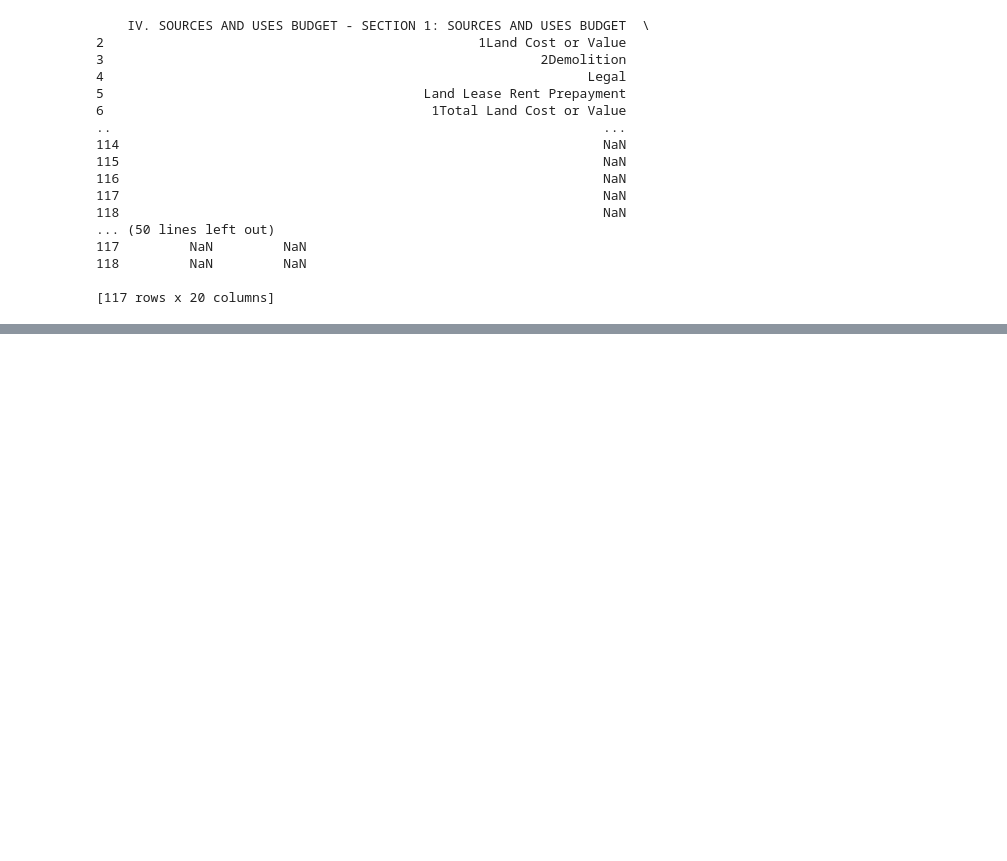
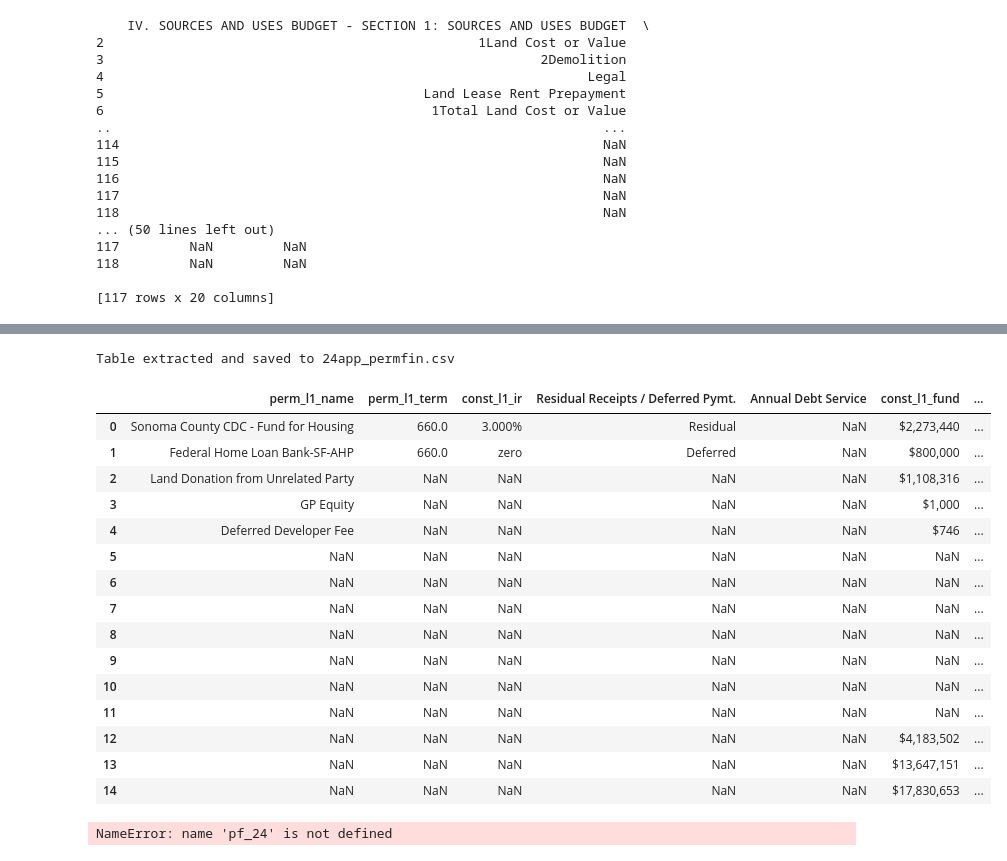
Before and after one commit to farihahahaa/DiscoveryFall22, a Jupyter notebook: InitDataScrape.ipynb, the cells around one changed output, grey strips where cells are left out. Cells and saved outputs as stored; diff of their text form; code cells hidden in the pictures; blank space fills up the shorter version.

```diff
--- a/InitDataScrape.ipynb
+++ b/InitDataScrape.ipynb
@@ -222,0 +306,68 @@ Mounted at /content/gdrive
+# %%
+import pdfplumber
+import pandas as pd
+
+def extract_table_from_pdf(pdf_path, page_number, output_csv_path):
+    """
+    Extracts a table from a PDF and saves it as a CSV file.
+
+    Parameters:
+        pdf_path (str): Path to the PDF file.
+        page_number (int): Page number to extract the table from.
+        output_csv_path (str): Path to save the extracted table as a CSV file.
+    """
+    with pdfplumber.open(pdf_path) as pdf:
+        # Get the specific page
+        page = pdf.pages[page_number - 1]
+
+        # Extract the table
+        table = page.extract_table()
+
+        if table:
+            # Convert the table to a DataFrame
+            df = pd.DataFrame(table[1:], columns=table[0])
+
+            # Save the DataFrame to a CSV file
+            df.to_csv(output_csv_path, index=False)
+            print(f"Table extracted and saved to {output_csv_path}")
+        else:
+            print("No table found on the specified page.")
+
+# # Example usage
+# pdf_path = "path/to/your/file.pdf"
+# page_number = 1  # Specify the page number where the table is located
+# output_csv_path = "output.csv"
+
+
+plu_24 = extract_table_from_pdf(app_24, 14, "24app_permfin.csv")
+pf_24 = pd.read_csv("24app_permfin.csv")
+pf_24.head()
+pf_24 = pf_24.drop('Name of Lender/Source', axis=1)
+pf_24 = pf_24.rename(columns={'Unnamed: 1': 'perm_l1_name', 'Term\n(months)': 'perm_l1_term', 'Interest\nRate': 'const_l1_ir',
+'Residual\nReceipts /\nDeferred Pymt.': 'Residual Receipts / Deferred Pymt.','Annual Debt\nService': 'Annual Debt Service', 'Amount of\nFunds': 'const_l1_fund'})
+pf_24['perm_funds_total'] = pf_24.iloc[12, 5]
+pf_24['tc_equity'] = pf_24.iloc[13, 5]
+pf_24['projectfunds_total'] = pf_24.iloc[14, 5]
+pf_24
+# %% [output]
+Table extracted and saved to 24app_permfin.csv
+|  | perm_l1_name | perm_l1_term | const_l1_ir | Residual Receipts / Deferred Pymt. | Annual Debt Service | const_l1_fund | ... |
+| 0 | Sonoma County CDC - Fund for Housing | 660.0 | 3.000% | Residual | NaN | $2,273,440 | ... |
+| 1 | Federal Home Loan Bank-SF-AHP | 660.0 | zero | Deferred | NaN | $800,000 | ... |
+| 2 | Land Donation from Unrelated Party | NaN | NaN | NaN | NaN | $1,108,316 | ... |
+| 3 | GP Equity | NaN | NaN | NaN | NaN | $1,000 | ... |
+| 4 | Deferred Developer Fee | NaN | NaN | NaN | NaN | $746 | ... |
+| 5 | NaN | NaN | NaN | NaN | NaN | NaN | ... |
+| 6 | NaN | NaN | NaN | NaN | NaN | NaN | ... |
+| 7 | NaN | NaN | NaN | NaN | NaN | NaN | ... |
+| 8 | NaN | NaN | NaN | NaN | NaN | NaN | ... |
+| 9 | NaN | NaN | NaN | NaN | NaN | NaN | ... |
+| 10 | NaN | NaN | NaN | NaN | NaN | NaN | ... |
+| 11 | NaN | NaN | NaN | NaN | NaN | NaN | ... |
+| 12 | NaN | NaN | NaN | NaN | NaN | $4,183,502 | ... |
+| 13 | NaN | NaN | NaN | NaN | NaN | $13,647,151 | ... |
+| 14 | NaN | NaN | NaN | NaN | NaN | $17,830,653 | ... |
+# %%
+list(pf_24['perm_l1_name'])
+# %% [output]
+NameError: name 'pf_24' is not defined
```
Also changed, not shown: parts of 7 cells of this notebook.
